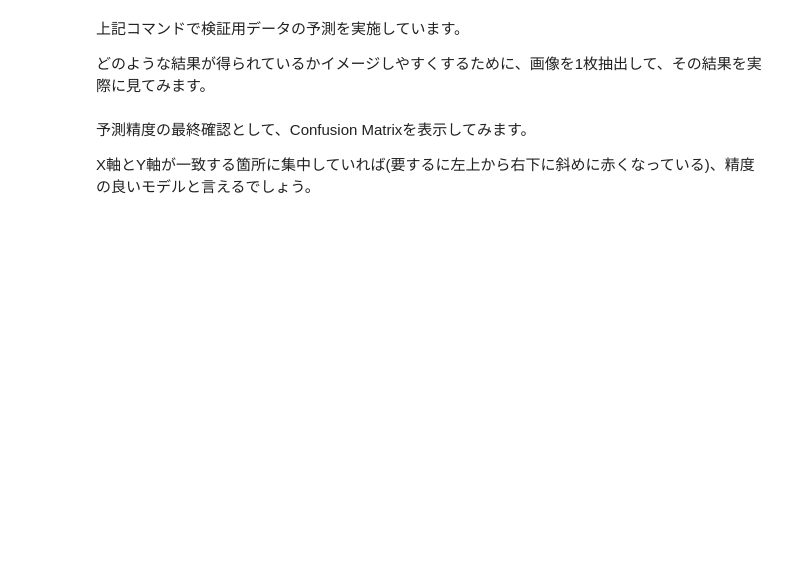
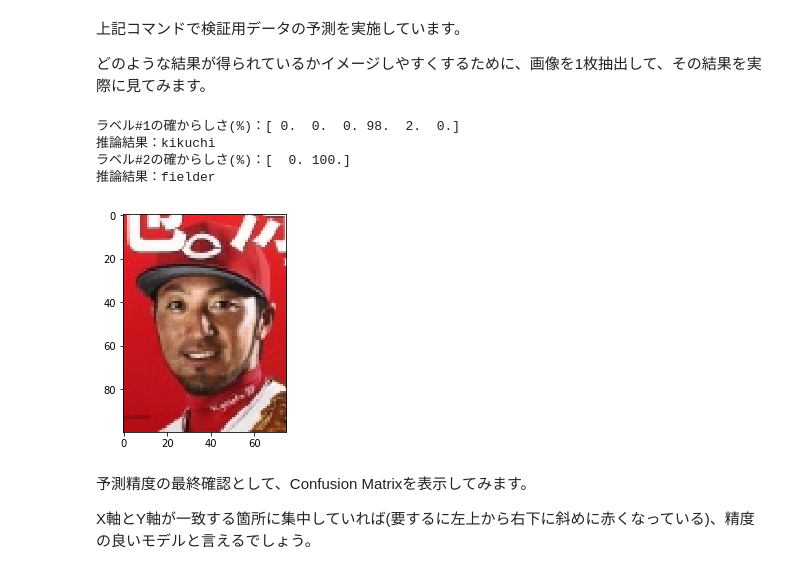
Before and after one commit to scpepper69/ml-learning-materials, a Jupyter notebook: TensorFlow_Keras_ImageClassificatioin_03_multi_label.ipynb, the cells around one changed output. Cells and saved outputs as stored; diff of their text form; code cells hidden in the pictures; blank space fills up the shorter version.

```diff
--- a/TensorFlow_Keras_ImageClassificatioin_03_multi_label.ipynb
+++ b/TensorFlow_Keras_ImageClassificatioin_03_multi_label.ipynb
@@ -80,12 +80,12 @@ Googleの画像検索から、指定したキーワードの結果を取得し
 # %%
 # 分類クラス数
-num_classes = 4
+num_classes = 6
 
 # クラス毎の画像ファイル数
-num_images = 40
+num_images = 60
 
 # 画像のサイズ
-height, width, color = 64, 64, 3
+height, width, color = 100, 75, 3
 # %% [markdown]
 ### 2.2.2 環境準備
 
@@ -96,7 +96,7 @@ height, width, color = 64, 64, 3
 少量のデータの場合に、モデル構造によってどのような違いが出るのか比較するもの良いかと思います。
 # %%
 # モデル構造を指定 (CNN, VGG16, RESNET1 or RESNET2)
-model_opt="RESNET2"
+model_opt="CNN"
 # %% [markdown]
 Google Colabratoryは、ランタイムが初期化されるとデータも失われます。
 
@@ -235,10 +245,10 @@ import copy
 def add_label(y):
     y2 = copy.deepcopy(y)
     for i in range(len(y)):
-        # Gundam
-        if y2[i] in [0,1,2]:
+        # 投手
+        if y2[i] in [1,2]:
             y2[i] = 0
-        # Zeon
+        # 野手
         else:
             y2[i] = 1
     return y2
@@ -767,7 +808,7 @@ def generator(x, y1, y2, train):
                 # 画像の回転
                 rotate_rate = np.random.normal(0,0.5)*10
                 img = ndimage.rotate(x[key], rotate_rate)
-                img = cv2.resize(img,(height,width))
+                img = cv2.resize(img,(width,height))
                 # 画像のぼかし
                 if np.random.randint(0,2):
                     filter_rate = np.random.randint(0,6)
@@ -878,29 +953,37 @@ classes = model.predict(x_test, batch_size=128, verbose=1)
 # %%
 # データセットの推論結果と元画像を確認
 # test_numを0～9999で指定してください
 %matplotlib inline
 test_num=1
 test_img = np.squeeze(x_test[test_num])
 
 #labels = np.array([0,1,2,3,4,5,6,7,8,9])
 labels1 = np.array([
-        'rx-178',
-        'msz-006',
-        'rx-93',
-        'ms-06'])
+        'suzuki',
+        'ohsera',
+        'nomura',
+        'kikuchi',
+        'matsuyama',
+        'batista'])
 
 labels2 = np.array([
-        'EFF',
-        'Zeon'])
+        'pitcher',
+        'fielder'])
 
 print("ラベル#1の確からしさ(%)："+str(np.round(classes[0][test_num],decimals=2)*100))
 print("推論結果："+str(labels1[classes[0][test_num].argmax()]))
 
 print("ラベル#2の確からしさ(%)："+str(np.round(classes[1][test_num],decimals=2)*100))
 print("推論結果："+str(labels2[classes[1][test_num].argmax()]))
 
 plt.imshow(test_img.astype(np.int),'gray')
 plt.show()
+# %% [output]
+ラベル#1の確からしさ(%)：[ 0.  0.  0. 98.  2.  0.]
+推論結果：kikuchi
+ラベル#2の確からしさ(%)：[  0. 100.]
+推論結果：fielder
+[figure, added]
 # %% [markdown]
 予測精度の最終確認として、Confusion Matrixを表示してみます。
 
```
Also changed, not shown: parts of 19 cells of this notebook.
